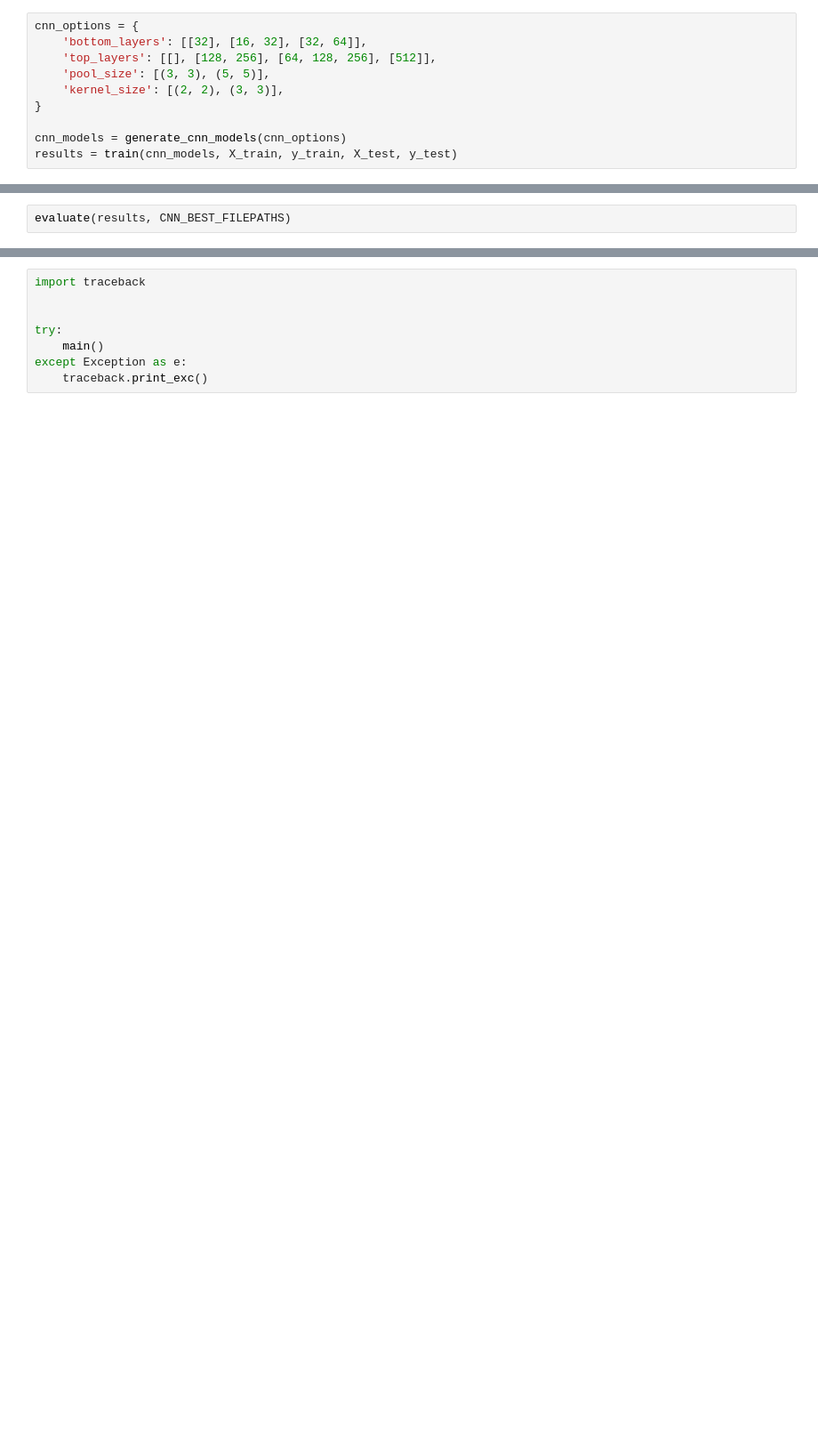
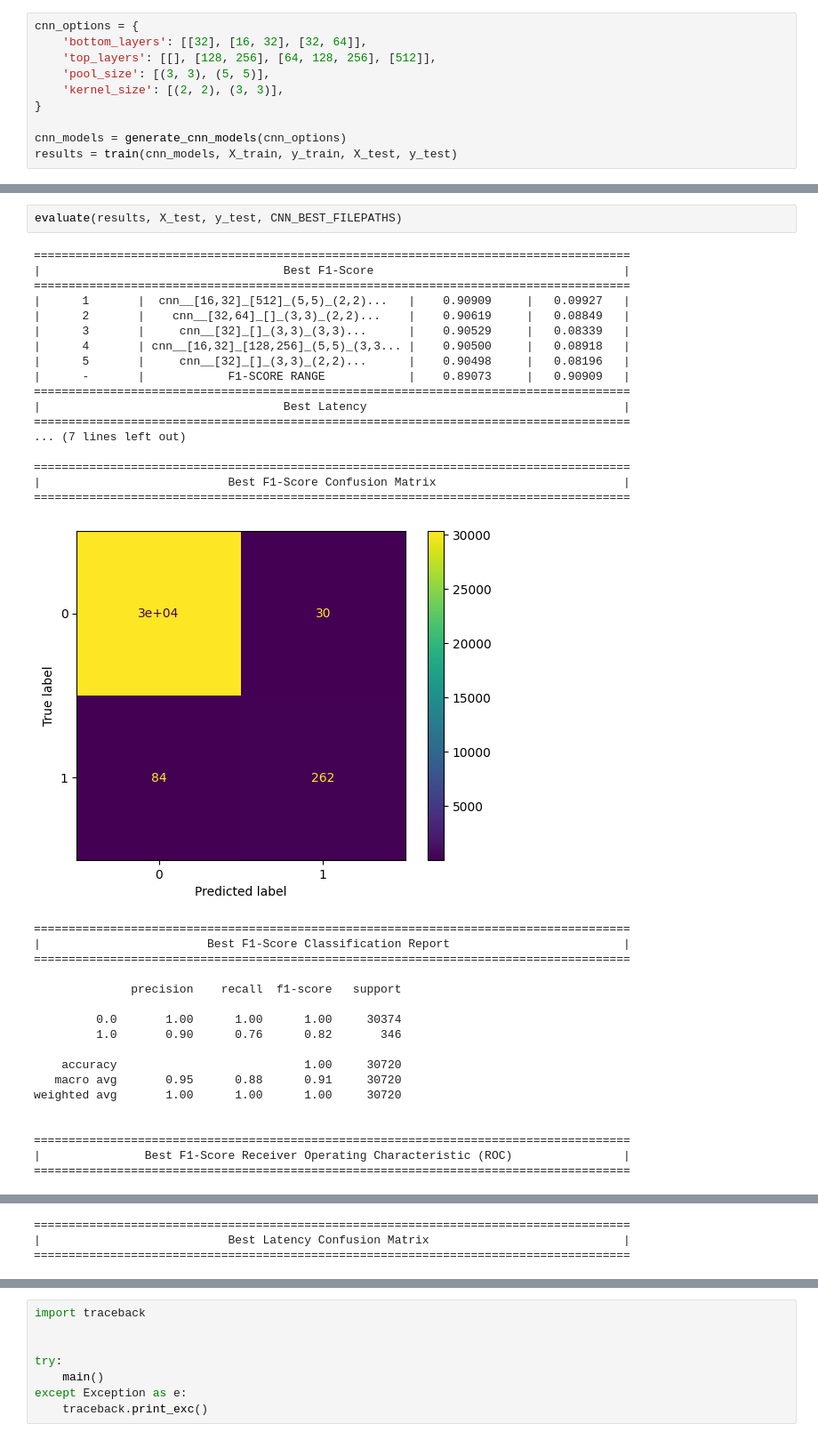
Before and after one commit to PeanutButterRat/deeppong, a Jupyter notebook: notebook.ipynb, the cells around one changed output, grey strips where cells are left out. Shown at 89% size. Drawn from its saved outputs; the diff is of its cells as text; blank space fills up the shorter version.

```diff
--- a/notebook.ipynb
+++ b/notebook.ipynb
@@ -368,2 +613,38 @@ results = train(cnn_models, X_train, y_train, X_test, y_test)
 # %%
-evaluate(results, CNN_BEST_FILEPATHS)
+evaluate(results, X_test, y_test, CNN_BEST_FILEPATHS)
+# %% [output]
+======================================================================================
+|                                   Best F1-Score                                    |
+======================================================================================
+|      1       |  cnn__[16,32]_[512]_(5,5)_(2,2)...   |    0.90909     |   0.09927   |
+|      2       |    cnn__[32,64]_[]_(3,3)_(2,2)...    |    0.90619     |   0.08849   |
+|      3       |     cnn__[32]_[]_(3,3)_(3,3)...      |    0.90529     |   0.08339   |
+|      4       | cnn__[16,32]_[128,256]_(5,5)_(3,3... |    0.90500     |   0.08918   |
+|      5       |     cnn__[32]_[]_(3,3)_(2,2)...      |    0.90498     |   0.08196   |
+|      -       |            F1-SCORE RANGE            |    0.89073     |   0.90909   |
+======================================================================================
+|                                   Best Latency                                     |
+======================================================================================
+... (7 lines left out)
+
+======================================================================================
+|                           Best F1-Score Confusion Matrix                           |
+======================================================================================
+[figure, added]
+======================================================================================
+|                        Best F1-Score Classification Report                         |
+======================================================================================
+
+              precision    recall  f1-score   support
+
+         0.0       1.00      1.00      1.00     30374
+         1.0       0.90      0.76      0.82       346
+
+    accuracy                           1.00     30720
+   macro avg       0.95      0.88      0.91     30720
+weighted avg       1.00      1.00      1.00     30720
+
+
+======================================================================================
+|               Best F1-Score Receiver Operating Characteristic (ROC)                |
+======================================================================================
@@ -369,0 +652,3 @@ evaluate(results, CNN_BEST_FILEPATHS)
+======================================================================================
+|                           Best Latency Confusion Matrix                            |
+======================================================================================
```
Also changed, not shown: parts of 46 cells of this notebook, 1 other file.
